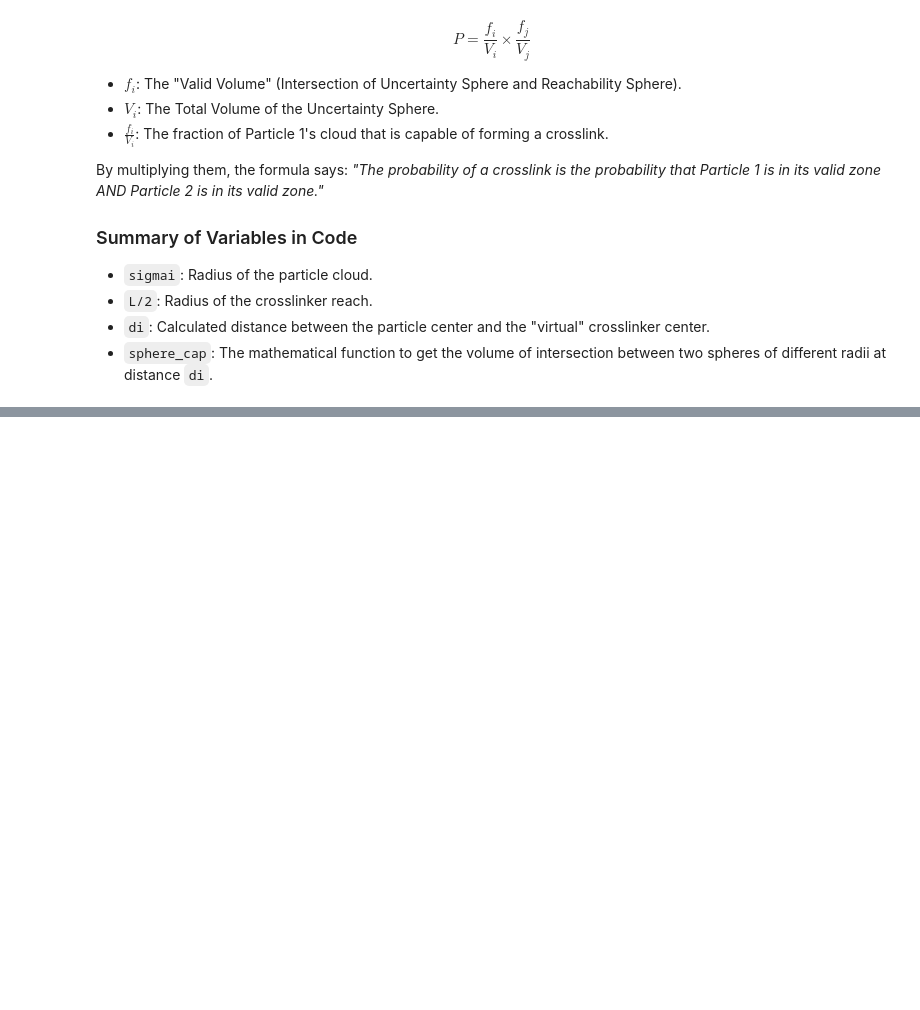
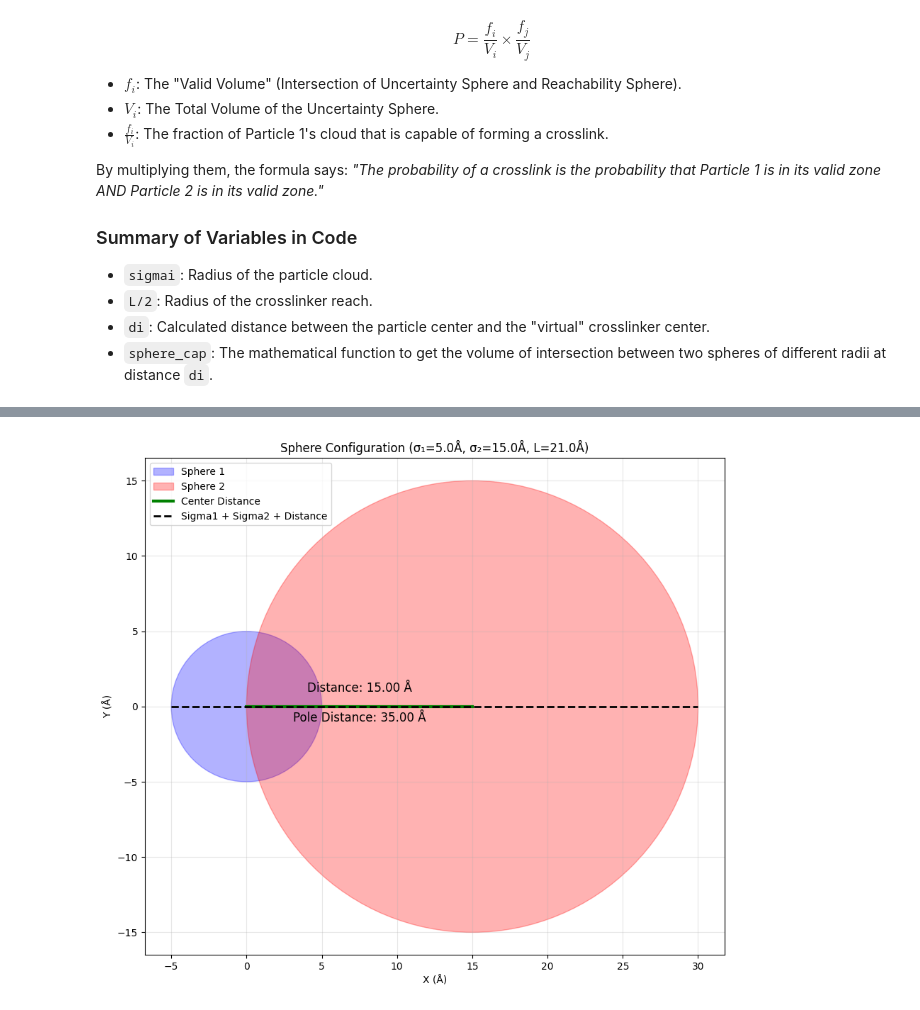
Before and after one commit to sreeganb/tri-center-xls, a Jupyter notebook: bayesian_trifunctional/test_xlms_restraint.ipynb, the cells around one changed output, grey strips where cells are left out. Cells and saved outputs as stored; diff of their text form; code cells hidden in the pictures; blank space fills up the shorter version.

```diff
--- a/bayesian_trifunctional/test_xlms_restraint.ipynb
+++ b/bayesian_trifunctional/test_xlms_restraint.ipynb
@@ -747,0 +686,56 @@ By multiplying them, the formula says: *"The probability of a crosslink is the p
+# %%
+import matplotlib.pyplot as plt
+import numpy as np
+
+def plot_configuration(p1, p2, sigma1, sigma2, L):
+    """
+    Plot 2D projection of spheres as circles, with distance lines and annotations.
+    """
+    fig, ax = plt.subplots(figsize=(14, 8))
+
+    # Draw circles for spheres (projections)
+    circle1 = plt.Circle(p1[:2], sigma1, color='blue', alpha=0.3, label='Sphere 1')
+    circle2 = plt.Circle(p2[:2], sigma2, color='red', alpha=0.3, label='Sphere 2')
+    ax.add_patch(circle1)
+    ax.add_patch(circle2)
+
+    # Line joining centers
+    ax.plot([p1[0], p2[0]], [p1[1], p2[1]], 'g-', linewidth=3, label='Center Distance')
+
+    # Calculate distances
+    dist_centers = np.linalg.norm(p2 - p1)
+    dist_poles = dist_centers + (sigma1 + sigma2)
+
+    # Annotations
+    mid_x = (p1[0] + p2[0]) / 2
+    mid_y = (p1[1] + p2[1]) / 2
+    ax.text(mid_x, mid_y + 1, f'Distance: {dist_centers:.2f} Å', ha='center', fontsize=12)
+    ax.text(mid_x, mid_y - 1, f'Pole Distance: {dist_poles:.2f} Å', ha='center', fontsize=12)
+
+    # Optional: lines for sigma1 + sigma2
+    # Extend the line beyond the centers by sigma1 and sigma2
+    dir_vec = (p2 - p1) / dist_centers
+    start = p1 - sigma1 * dir_vec
+    end = p2 + sigma2 * dir_vec
+    ax.plot([start[0], end[0]], [start[1], end[1]], 'k--', linewidth=2, label='Sigma1 + Sigma2 + Distance')
+
+    # Set equal aspect ratio
+    ax.set_aspect('equal')
+    ax.set_xlabel('X (Å)')
+    ax.set_ylabel('Y (Å)')
+    ax.set_title(f'Sphere Configuration (σ₁={sigma1}Å, σ₂={sigma2}Å, L={L}Å)')
+    ax.legend()
+    ax.grid(True, alpha=0.3)
+
+    plt.tight_layout()
+    plt.show()
+
+# Example usage
+p1 = np.array([0.0, 0.0, 0.0])
+p2 = np.array([15.0, 0.0, 0.0])
+sigma1 = 5.0
+sigma2 = 15.0
+L = 21.0
+plot_configuration(p1, p2, sigma1, sigma2, L)
+# %% [output]
+[figure, added]
```
Also changed, not shown: parts of 4 cells of this notebook, 2 other files.
